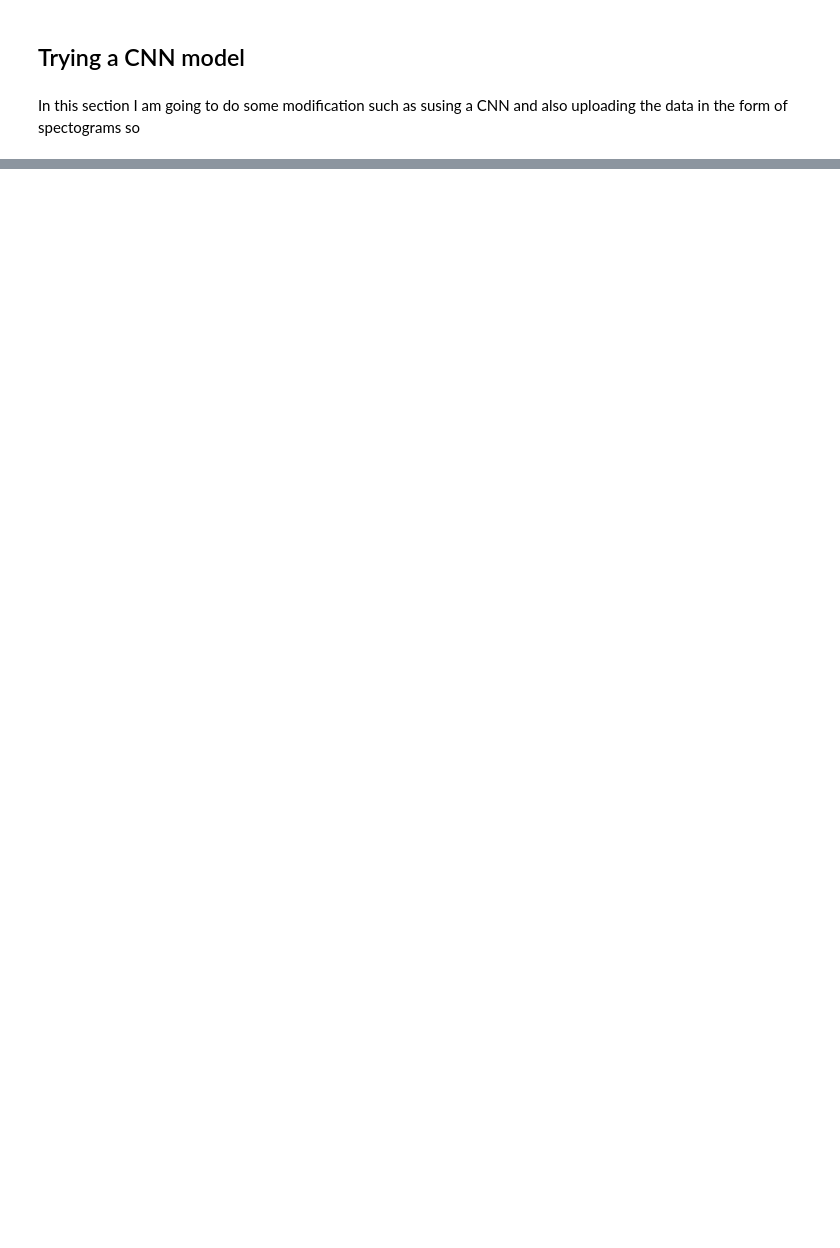
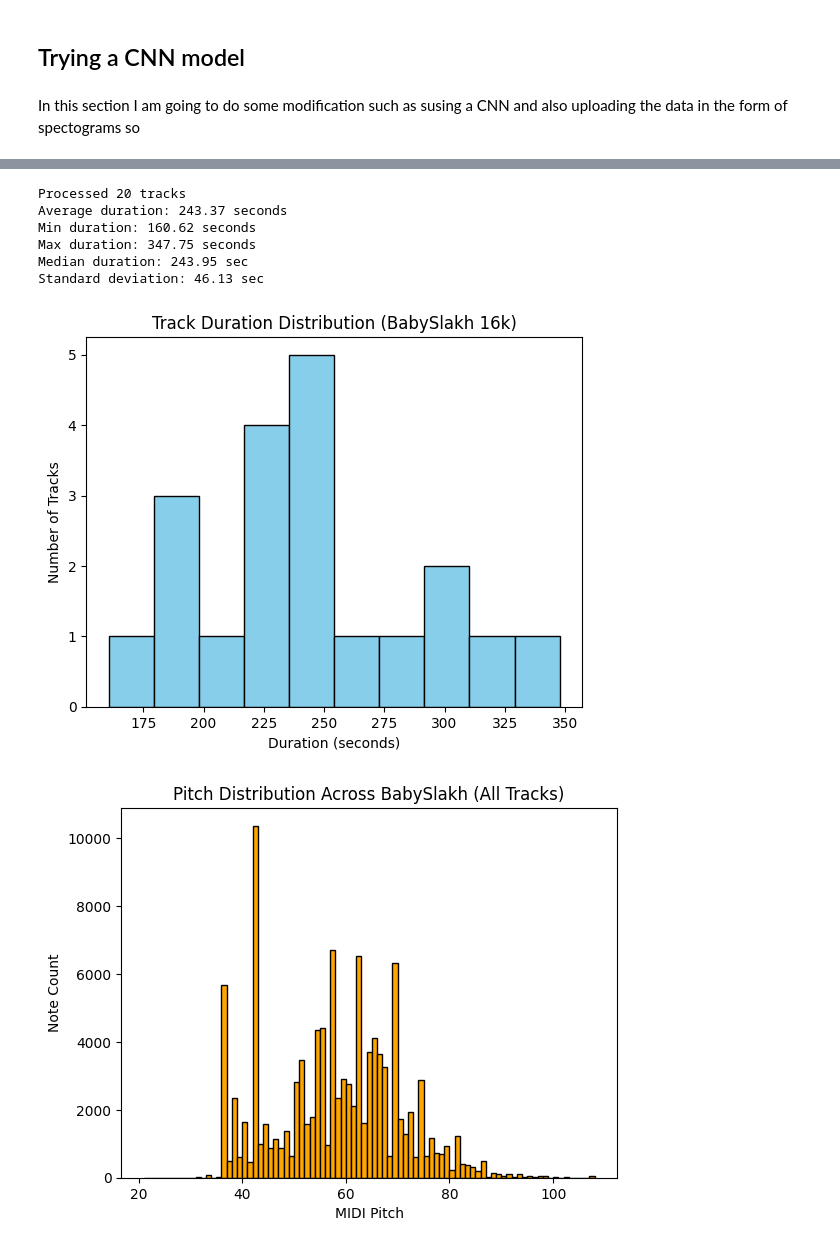
Before and after one commit to Stoymirov/Automated-music-analsis-pipeline-and-EDA, a Jupyter notebook: Classical_music.ipynb, the cells around one changed output, grey strips where cells are left out. Drawn from its saved outputs; the diff is of its cells as text; code cells hidden in the pictures; blank space fills up the shorter version.

```diff
--- a/Classical_music.ipynb
+++ b/Classical_music.ipynb
@@ -918,0 +1069,12 @@ Mean of peak-to-peak: 1.8715175
+# %%
+def get_pitches_from_midi(midi_folder):
+    """Extract all note pitches from all MIDI files in a folder."""
+    pitches = []
+    midi_files = [f for f in os.listdir(midi_folder) if f.endswith('.mid')]
+
+    for midi_file in midi_files:
+        pm = pretty_midi.PrettyMIDI(os.path.join(midi_folder, midi_file))
+        for inst in pm.instruments:
+            pitches.extend([note.pitch for note in inst.notes])
+
+    return pitches
@@ -918,0 +1106,42 @@ Mean of peak-to-peak: 1.8715175
+# %%
+def plot_histogram(data, bins, title, xlabel, ylabel, color):
+    """Plot a histogram of given data."""
+    plt.hist(data, bins=bins, color=color, edgecolor='black')
+    plt.title(title)
+    plt.xlabel(xlabel)
+    plt.ylabel(ylabel)
+    plt.show()
+# %%
+durations, all_pitches = process_all_tracks(BASE_FOLDER)
+
+print(f"Processed {len(durations)} tracks")
+print(f"Average duration: {np.mean(durations):.2f} seconds")
+print(f"Min duration: {np.min(durations):.2f} seconds")
+print(f"Max duration: {np.max(durations):.2f} seconds")
+print(f"Median duration: {np.median(durations):.2f} sec")
+print(f"Standard deviation: {np.std(durations):.2f} sec")
+
+    # Duration distribution
+plot_histogram(
+    durations, bins=10,
+    title="Track Duration Distribution (BabySlakh 16k)",
+    xlabel="Duration (seconds)", ylabel="Number of Tracks",
+    color="skyblue"
+)
+
+# Pitch distribution
+plot_histogram(
+    all_pitches, bins=np.arange(21, 109),
+    title="Pitch Distribution Across BabySlakh (All Tracks)",
+    xlabel="MIDI Pitch", ylabel="Note Count",
+    color="orange"
+)
+# %% [output]
+Processed 20 tracks
+Average duration: 243.37 seconds
+Min duration: 160.62 seconds
+Max duration: 347.75 seconds
+Median duration: 243.95 sec
+Standard deviation: 46.13 sec
+[figure, added]
+[figure, added]
```
Also changed, not shown: parts of 54 cells of this notebook.
